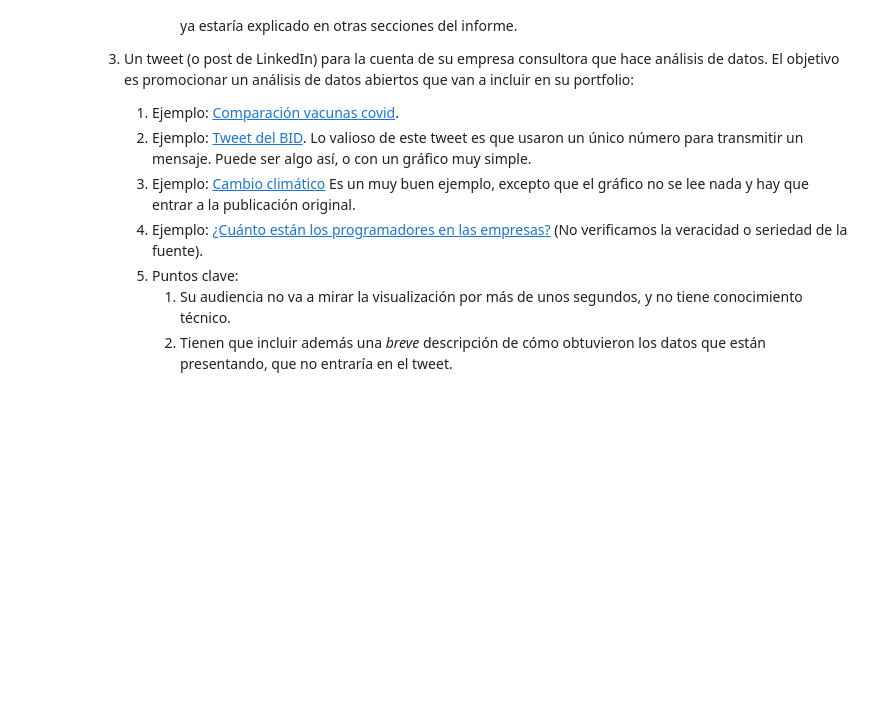
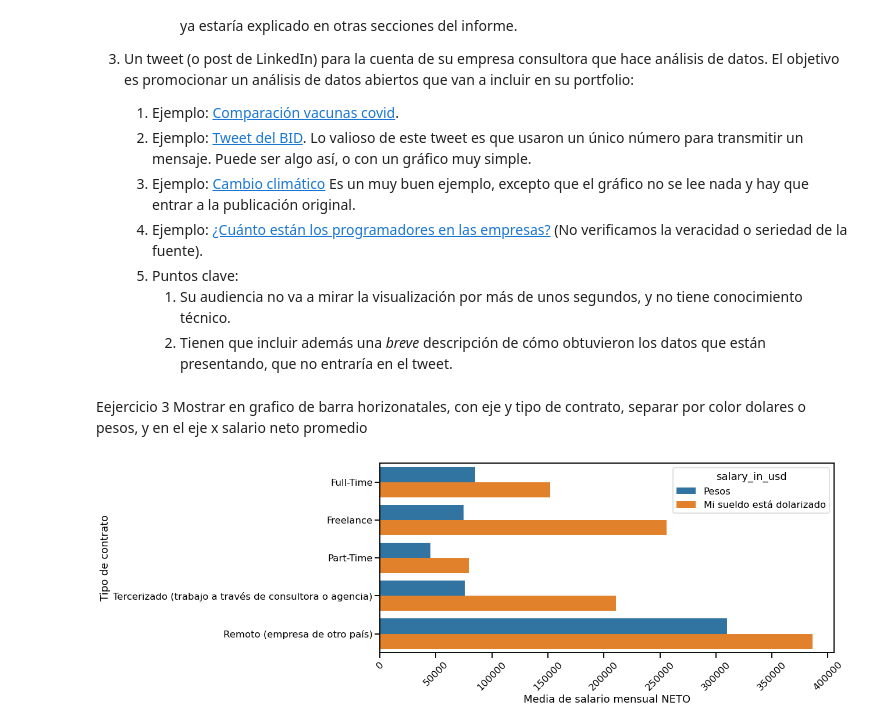
Before and after one commit to mgobbi289/DiploDatos, a Jupyter notebook: AnalisisyVisualizacion/Entregable_2.ipynb, the cells around one changed output. Saved outputs shown, nothing was run; the diff lists cells and outputs as text; code cells hidden in the pictures; blank space fills up the shorter version.

```diff
--- a/AnalisisyVisualizacion/Entregable_2.ipynb
+++ b/AnalisisyVisualizacion/Entregable_2.ipynb
@@ -282,3 +263,21 @@ Elija las palabras y visualización más adecuada para que la comunicación sea
     5. Puntos clave:
         1. Su audiencia no va a mirar la visualización por más de unos segundos, y no tiene conocimiento técnico.
         2. Tienen que incluir además una *breve* descripción de cómo obtuvieron los datos que están presentando, que no entraría en el tweet.
+# %% [markdown]
+Eejercicio 3 Mostrar en grafico de barra horizonatales, con eje y tipo de contrato, separar por color dolares o pesos, y en el eje x salario neto promedio
+# %%
+df['salary_in_usd'] = df['salary_in_usd'].fillna('Pesos')
+#df['Cobra en dolares']=df['salary_in_usd']
+# %%
+
+
+fig = plt.figure(figsize=(14,6))
+seaborn.barplot(y=df['work_contract_type'], x=df[neto],
+                hue=df['salary_in_usd'],
+                estimator=numpy.mean, ci=None,orient="h")
+plt.xticks(rotation=45)
+plt.ylabel("Tipo de contrato")
+plt.xlabel("Media de salario mensual NETO")
+plt.ticklabel_format(style='plain', axis='x')
+# %% [output]
+[figure, added]
```
Also changed, not shown: parts of 8 cells of this notebook.
